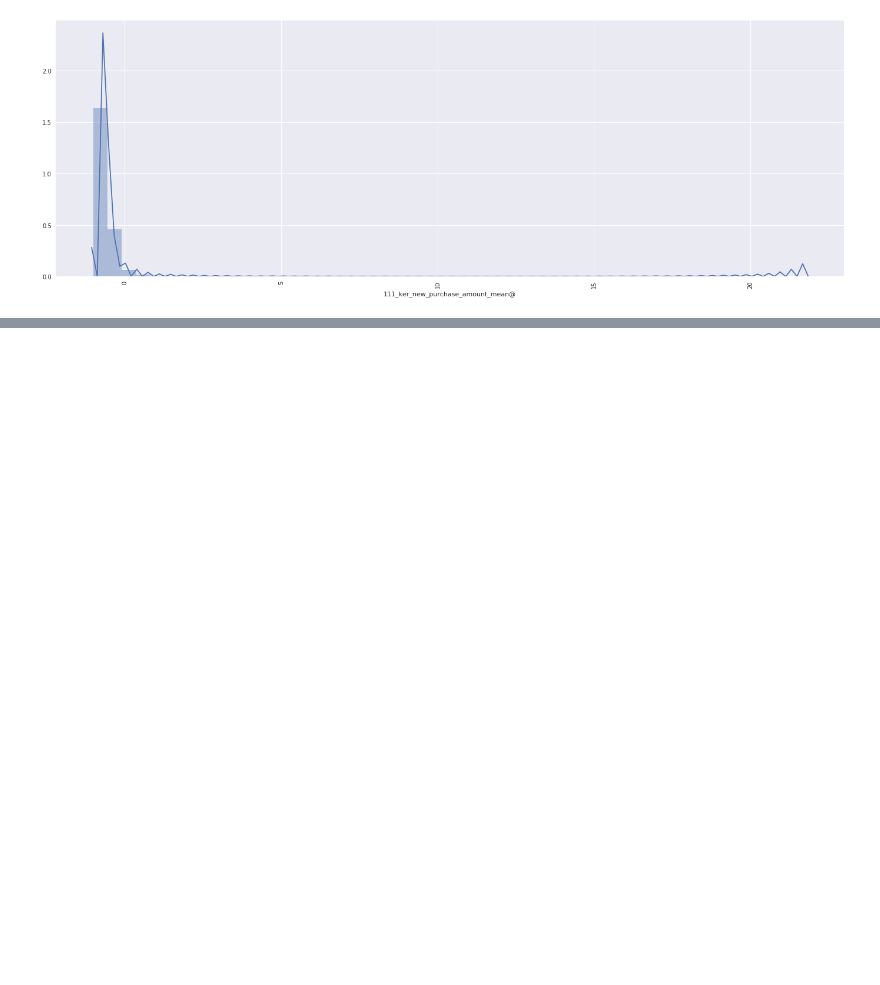
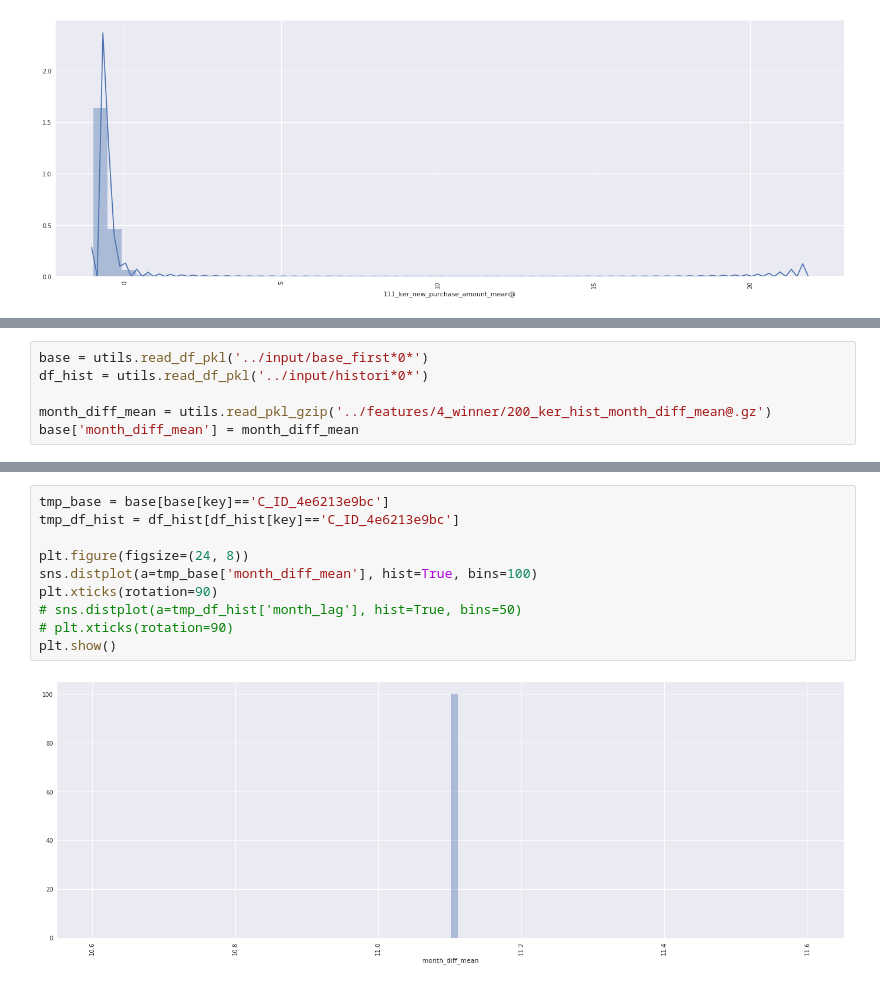
Before and after one commit to Chestnut1999/Elo-Recommendation-23place, a Jupyter notebook: jpy/181_elo_eda_org_lag_feature.ipynb, the cells around one changed output, grey strips where cells are left out. Drawn from its saved outputs; the diff is of its cells as text; blank space fills up the shorter version.

```diff
--- a/jpy/181_elo_eda_org_lag_feature.ipynb
+++ b/jpy/181_elo_eda_org_lag_feature.ipynb
@@ -134,0 +126,6 @@ sys.exit()
+# %%
+base = utils.read_df_pkl('../input/base_first*0*')
+df_hist = utils.read_df_pkl('../input/histori*0*')
+
+month_diff_mean = utils.read_pkl_gzip('../features/4_winner/200_ker_hist_month_diff_mean@.gz')
+base['month_diff_mean'] = month_diff_mean
@@ -134,0 +141,12 @@ sys.exit()
+# %%
+tmp_base = base[base[key]=='C_ID_4e6213e9bc']
+tmp_df_hist = df_hist[df_hist[key]=='C_ID_4e6213e9bc']
+
+plt.figure(figsize=(24, 8))
+sns.distplot(a=tmp_base['month_diff_mean'], hist=True, bins=100)
+plt.xticks(rotation=90)
+# sns.distplot(a=tmp_df_hist['month_lag'], hist=True, bins=50)
+# plt.xticks(rotation=90)
+plt.show()
+# %% [output]
+[figure, added]
```
Also changed, not shown: parts of 4 cells of this notebook, 3 other files.
